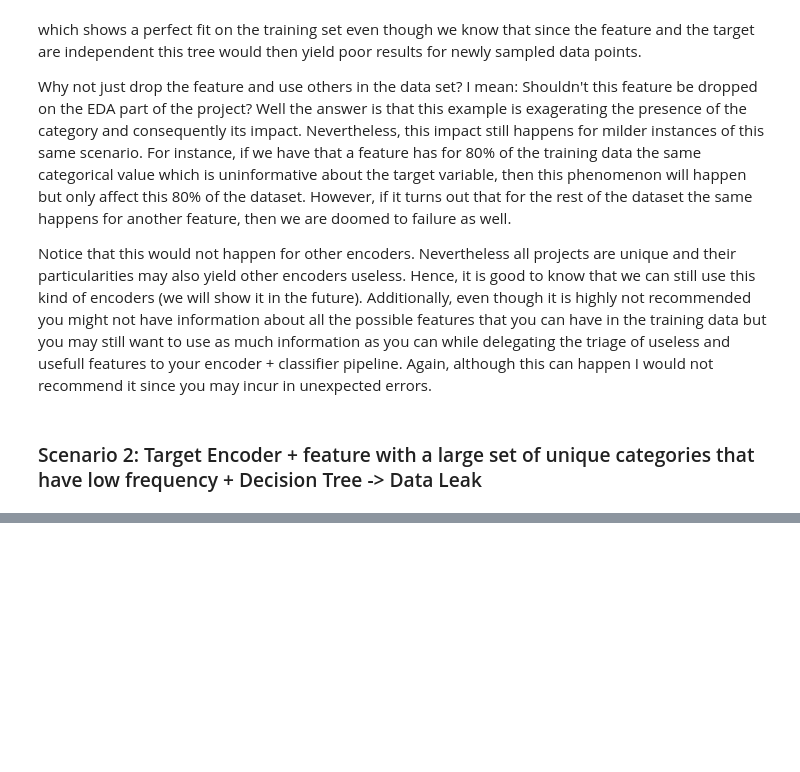
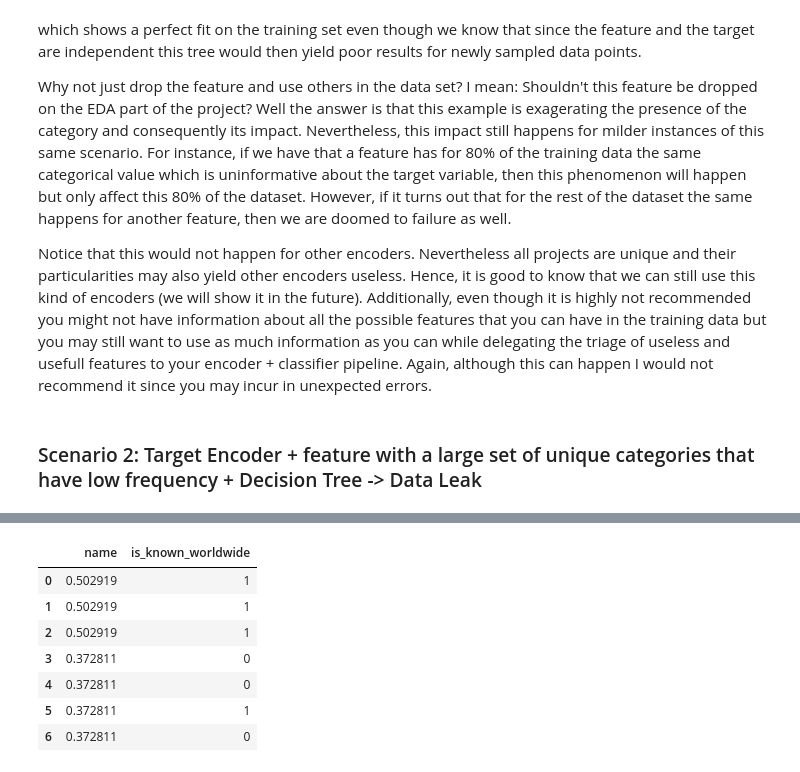
Before and after one commit to dooreas/TowardsCatboost, a Jupyter notebook: towards_catboost.ipynb, the cells around one changed output, grey strips where cells are left out. Drawn from its saved outputs; the diff is of its cells as text; code cells hidden in the pictures; blank space fills up the shorter version.

```diff
--- a/towards_catboost.ipynb
+++ b/towards_catboost.ipynb
@@ -249,0 +268,15 @@ Notice that this would not happen for other encoders. Nevertheless all projects
+# %%
+target_encoder = ce.TargetEncoder()
+encoded_data_3 = target_encoder.fit_transform(
+    dataset_3[["name", "is_known_worldwide"]], dataset_3["target"]
+)
+encoded_data_3
+# %% [output]
+|  | name | is_known_worldwide |
+| 0 | 0.502919 | 1 |
+| 1 | 0.502919 | 1 |
+| 2 | 0.502919 | 1 |
+| 3 | 0.372811 | 0 |
+| 4 | 0.372811 | 0 |
+| 5 | 0.372811 | 1 |
+| 6 | 0.372811 | 0 |
```
Also changed, not shown: parts of 5 cells of this notebook, 1 other file.
